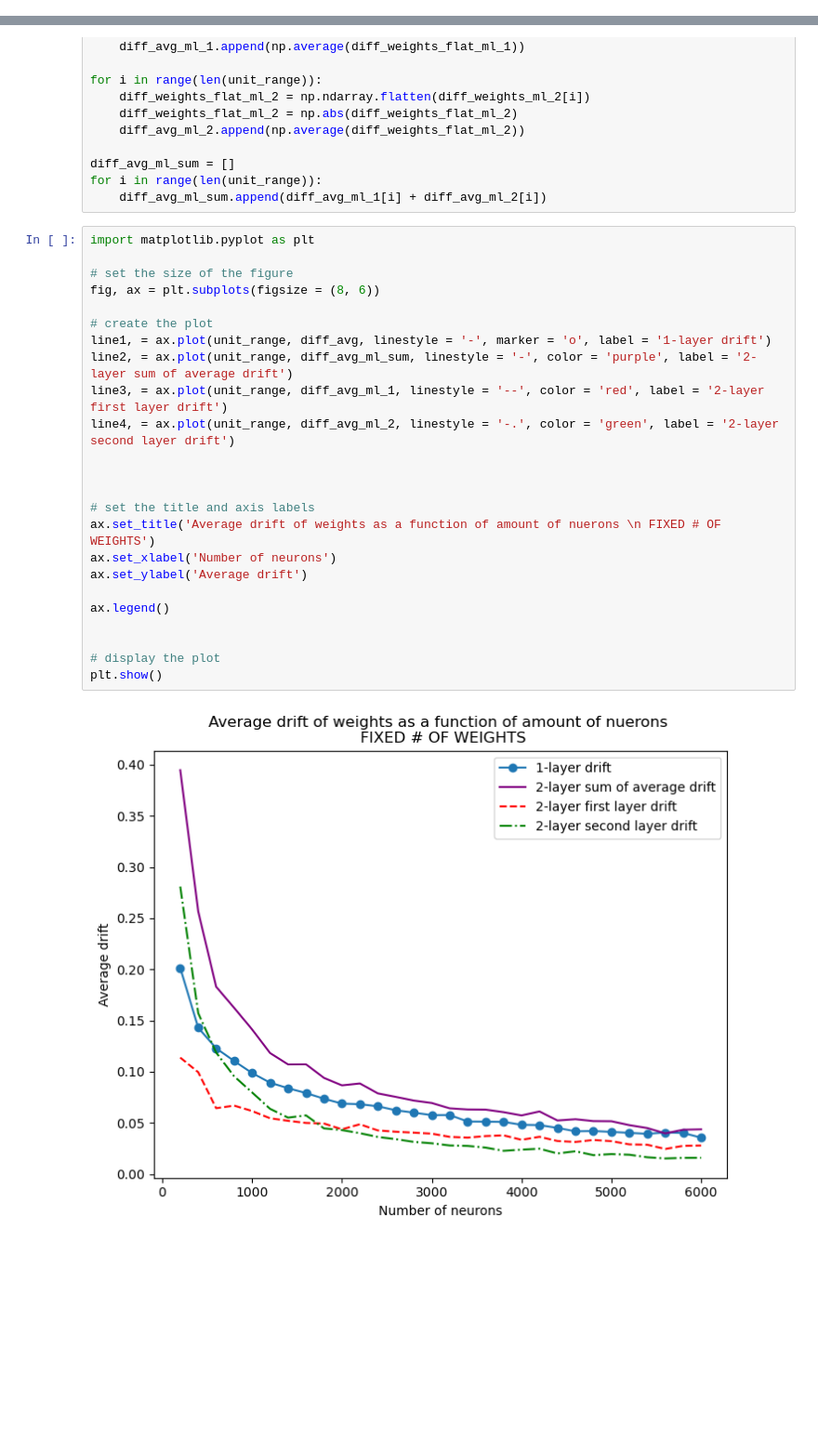
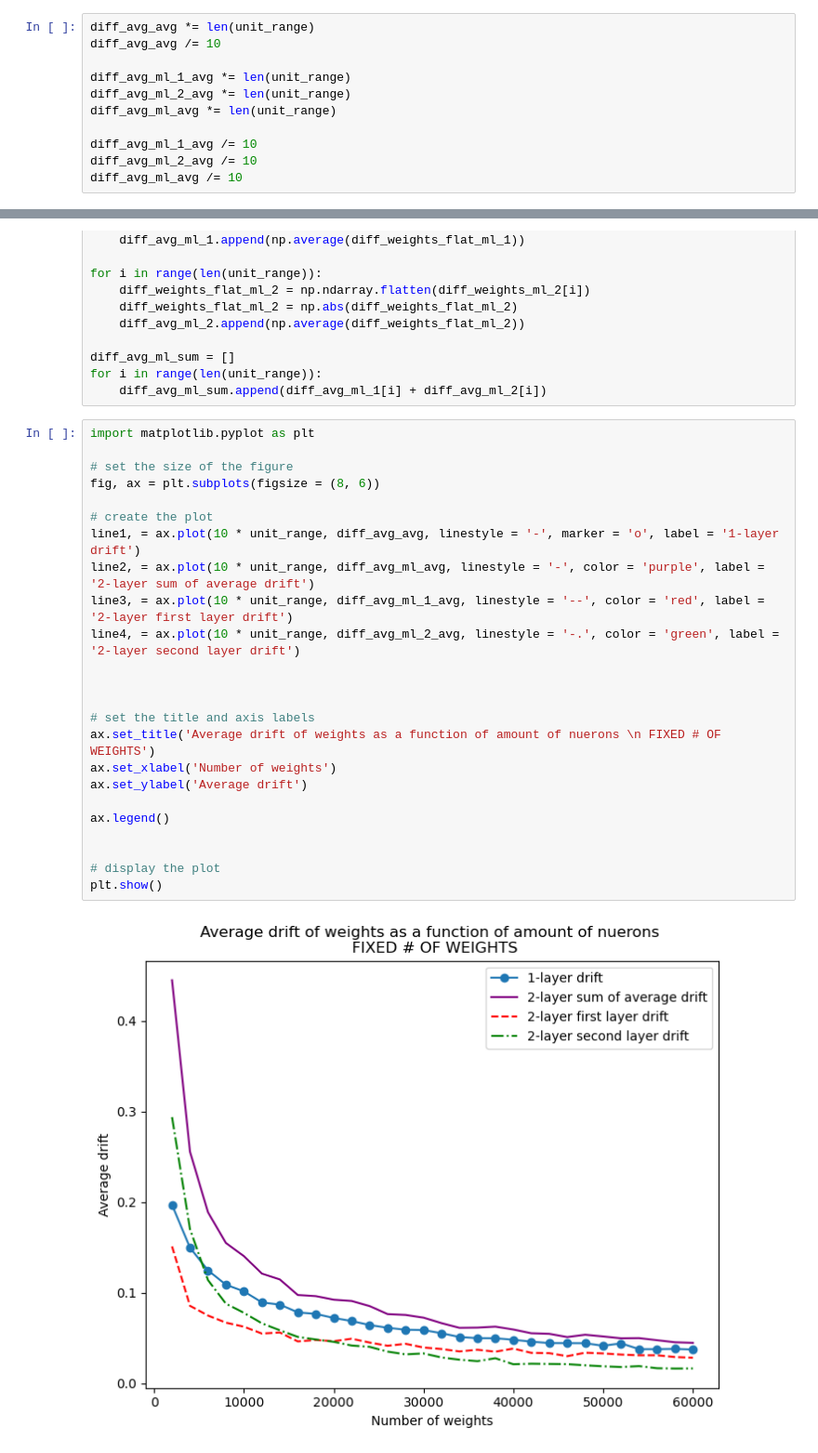
Before and after one commit to Kennethm-spec/Exploring-the-Limits-of-Lazy-Training-in-Neural-Networks, a Jupyter notebook: two_layer.ipynb, the cells around one changed output, grey strips where cells are left out. Shown: that part at 93% size. Drawn from its saved outputs; the diff is of its cells as text; blank space fills up the shorter version.

```diff
--- a/two_layer.ipynb
+++ b/two_layer.ipynb
@@ -305,6 +314,17 @@ Layer neurons: 2900, 290
 Number of layers: 2
 Layer neurons: 3000, 300
 Number of layers: 2
+# %%
+diff_avg_avg *= len(unit_range)
+diff_avg_avg /= 10
+
+diff_avg_ml_1_avg *= len(unit_range)
+diff_avg_ml_2_avg *= len(unit_range)
+diff_avg_ml_avg *= len(unit_range)
+
+diff_avg_ml_1_avg /= 10
+diff_avg_ml_2_avg /= 10
+diff_avg_ml_avg /= 10
 # %%
 diff_avg_ml_1 = []
 diff_avg_ml_2 = []
@@ -325,26 +345,26 @@ for i in range(len(unit_range)):
 # %%
 import matplotlib.pyplot as plt
 
 # set the size of the figure
 fig, ax = plt.subplots(figsize = (8, 6))
 
 # create the plot
-line1, = ax.plot(unit_range, diff_avg, linestyle = '-', marker = 'o', label = '1-layer drift')
-line2, = ax.plot(unit_range, diff_avg_ml_sum, linestyle = '-', color = 'purple', label = '2-layer sum of average drift')
-line3, = ax.plot(unit_range, diff_avg_ml_1, linestyle = '--', color = 'red', label = '2-layer first layer drift')
-line4, = ax.plot(unit_range, diff_avg_ml_2, linestyle = '-.', color = 'green', label = '2-layer second layer drift')
+line1, = ax.plot(10 * unit_range, diff_avg_avg, linestyle = '-', marker = 'o', label = '1-layer drift')
+line2, = ax.plot(10 * unit_range, diff_avg_ml_avg, linestyle = '-', color = 'purple', label = '2-layer sum of average drift')
+line3, = ax.plot(10 * unit_range, diff_avg_ml_1_avg, linestyle = '--', color = 'red', label = '2-layer first layer drift')
+line4, = ax.plot(10 * unit_range, diff_avg_ml_2_avg, linestyle = '-.', color = 'green', label = '2-layer second layer drift')
 
 
 
 # set the title and axis labels
 ax.set_title('Average drift of weights as a function of amount of nuerons \n FIXED # OF WEIGHTS')
-ax.set_xlabel('Number of neurons')
+ax.set_xlabel('Number of weights')
 ax.set_ylabel('Average drift')
 
 ax.legend()
 
 
 # display the plot
 plt.show()
 # %% [output]
-[figure, old version]
+[figure, new version]
```
Also changed, not shown: parts of 3 cells of this notebook.
